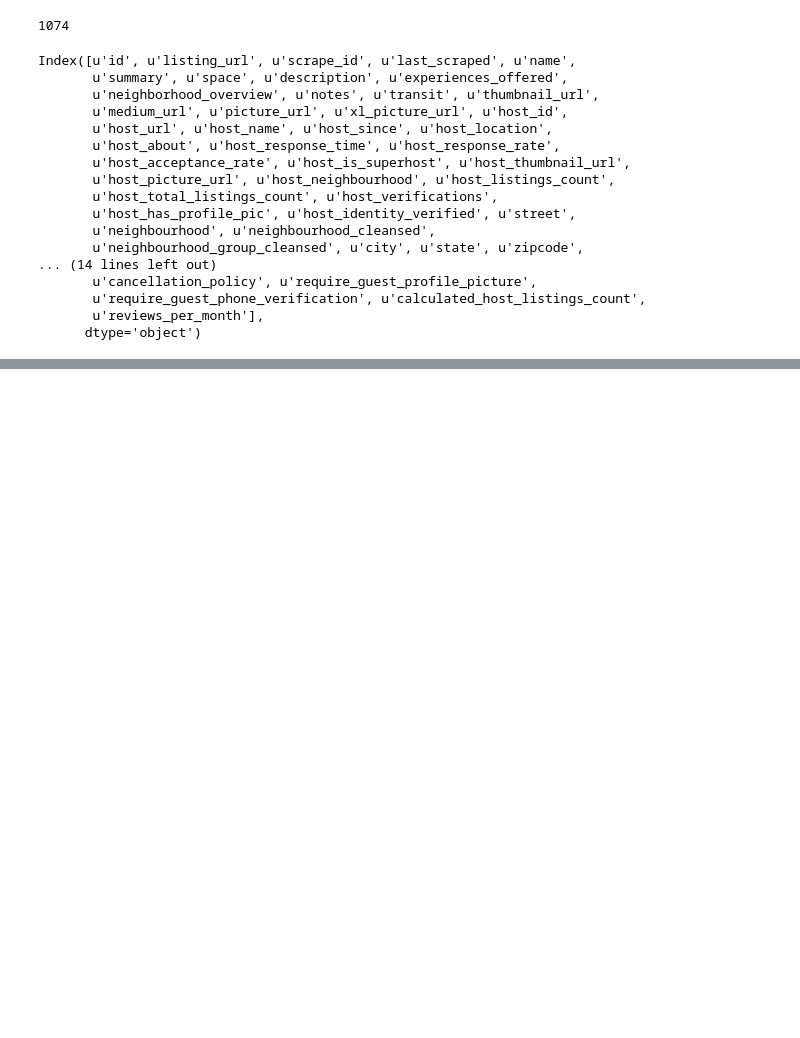
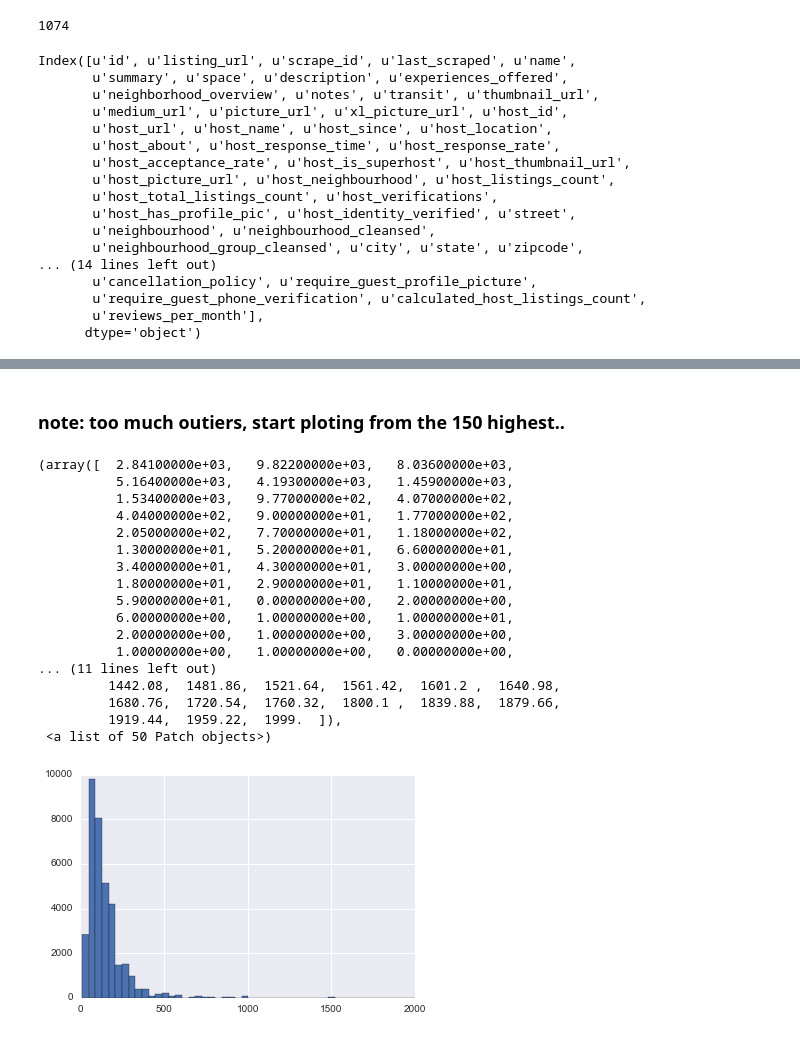
Before and after one commit to DataShackforAirbnb/AirBnbNegotiate, a Jupyter notebook: DataAnalysis/Data Analytics for Final Presentation.ipynb, the cells around one changed output, grey strips where cells are left out. Cells and saved outputs as stored; diff of their text form; code cells hidden in the pictures; blank space fills up the shorter version.

```diff
--- a/DataAnalysis/Data Analytics for Final Presentation.ipynb
+++ b/DataAnalysis/Data Analytics for Final Presentation.ipynb
@@ -295,0 +386,4 @@ Index([u'id', u'listing_url', u'scrape_id', u'last_scraped', u'name',
+# %%
+price =[float(i[1:].replace(",","")) for i in complete_listings['price']]
+# %%
+price.sort(reverse=True)
@@ -295,0 +410,23 @@ Index([u'id', u'listing_url', u'scrape_id', u'last_scraped', u'name',
+# %% [markdown]
+### note: too much outiers, start ploting from the 150 highest..
+# %%
+plt.hist(price[50:], bins=50)
+# %% [output]
+(array([  2.84100000e+03,   9.82200000e+03,   8.03600000e+03,
+          5.16400000e+03,   4.19300000e+03,   1.45900000e+03,
+          1.53400000e+03,   9.77000000e+02,   4.07000000e+02,
+          4.04000000e+02,   9.00000000e+01,   1.77000000e+02,
+          2.05000000e+02,   7.70000000e+01,   1.18000000e+02,
+          1.30000000e+01,   5.20000000e+01,   6.60000000e+01,
+          3.40000000e+01,   4.30000000e+01,   3.00000000e+00,
+          1.80000000e+01,   2.90000000e+01,   1.10000000e+01,
+          5.90000000e+01,   0.00000000e+00,   2.00000000e+00,
+          6.00000000e+00,   1.00000000e+00,   1.00000000e+01,
+          2.00000000e+00,   1.00000000e+00,   3.00000000e+00,
+          1.00000000e+00,   1.00000000e+00,   0.00000000e+00,
+... (11 lines left out)
+         1442.08,  1481.86,  1521.64,  1561.42,  1601.2 ,  1640.98,
+         1680.76,  1720.54,  1760.32,  1800.1 ,  1839.88,  1879.66,
+         1919.44,  1959.22,  1999.  ]),
+ <a list of 50 Patch objects>)
+[figure, added]
```
Also changed, not shown: parts of 32 cells of this notebook.
